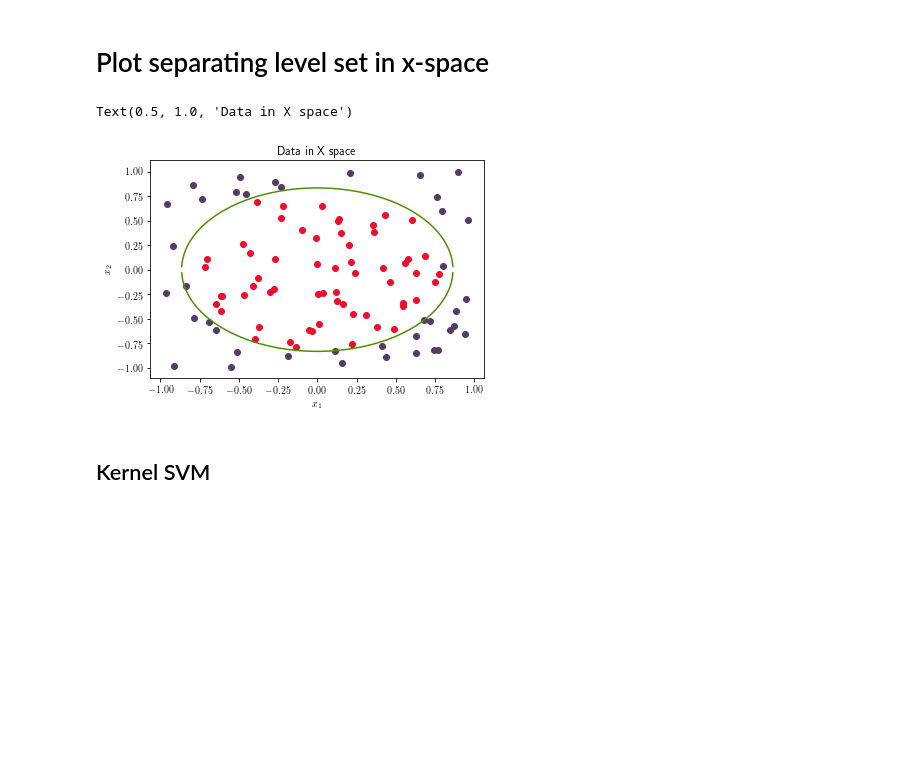
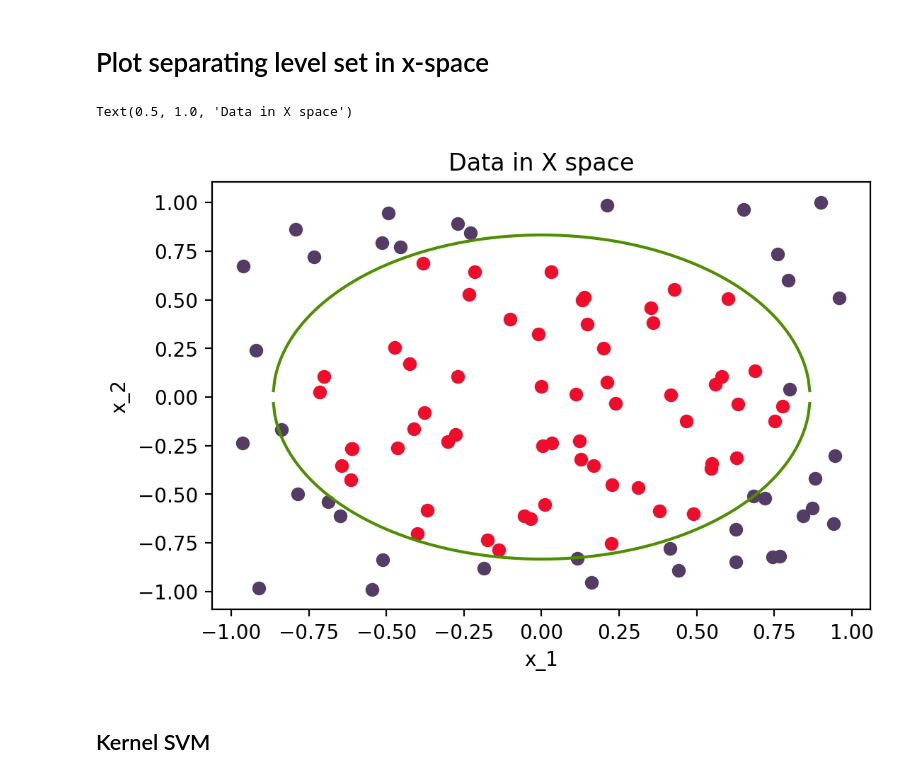
Before and after one commit to krisreyes/mdi504-F19-notebooks, a Jupyter notebook: Lecture 22 - Support Vector Machines.ipynb, the cells around one changed output. Drawn from its saved outputs; the diff is of its cells as text; code cells hidden in the pictures; blank space fills up the shorter version.

```diff
--- a/Lecture 22 - Support Vector Machines.ipynb
+++ b/Lecture 22 - Support Vector Machines.ipynb
@@ -12,8 +12,8 @@ from cycler import cycler
 COLORS = ['#553C67', '#F00D2C', '#4E8F00']
 default_cycler = cycler(color=COLORS)
 plt.rc('axes', prop_cycle=default_cycler)
-plt.rc('text', usetex=True)
-plt.rc('text.latex', preamble=r'\usepackage{bm}')
+#plt.rc('text', usetex=True)
+#plt.rc('text.latex', preamble=r'\usepackage{bm}')
 # -----------------------------
 # %% [markdown]
 ## Load and plot the data in x space.
@@ -105,25 +105,25 @@ print(theta_svm)
 # %%
 x1_plot = np.linspace(-1, 1, 500)
 # taking square roots yields two solutions
 x2_plot_1 = np.sqrt(-(theta_0 + theta_svm[0]*x1_plot**2)/theta_svm[1])
 x2_plot_2 = -np.sqrt(-(theta_0 + theta_svm[0]*x1_plot**2)/theta_svm[1])
 
 # plot points classified as positive
 plt.scatter(x[I_pos,0], x[I_pos,1])
 
 # plot points classified as negative
 plt.scatter(x[I_neg,0], x[I_neg,1])
 
 # Plot level set g(x) = 0
 plt.plot(x1_plot, x2_plot_1, color='#4E8F00')
 plt.plot(x1_plot, x2_plot_2, color='#4E8F00')
 
-plt.xlabel('$x_1$')
-plt.ylabel('$x_2$')
+plt.xlabel('x_1')
+plt.ylabel('x_2')
 plt.title('Data in X space')
 # %% [output]
 Text(0.5, 1.0, 'Data in X space')
-[figure, old version]
+[figure, new version]
 # %% [markdown]
 ## Kernel SVM
 # %%
```
Also changed, not shown: parts of 6 cells of this notebook.
